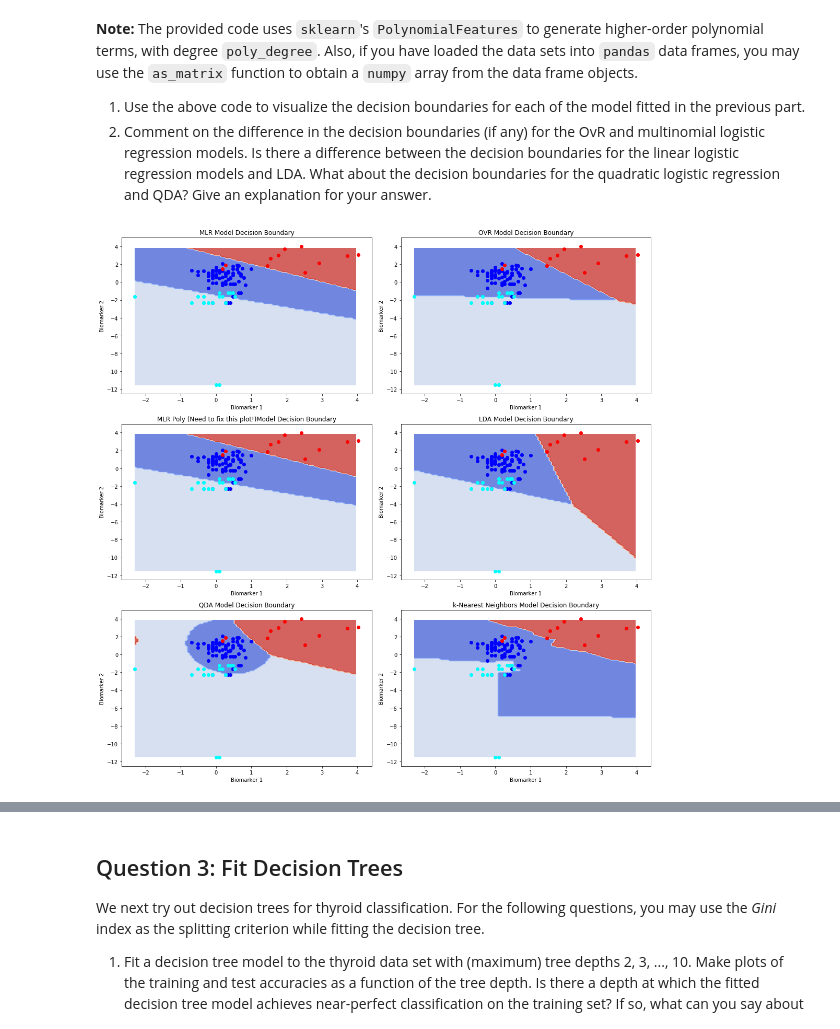
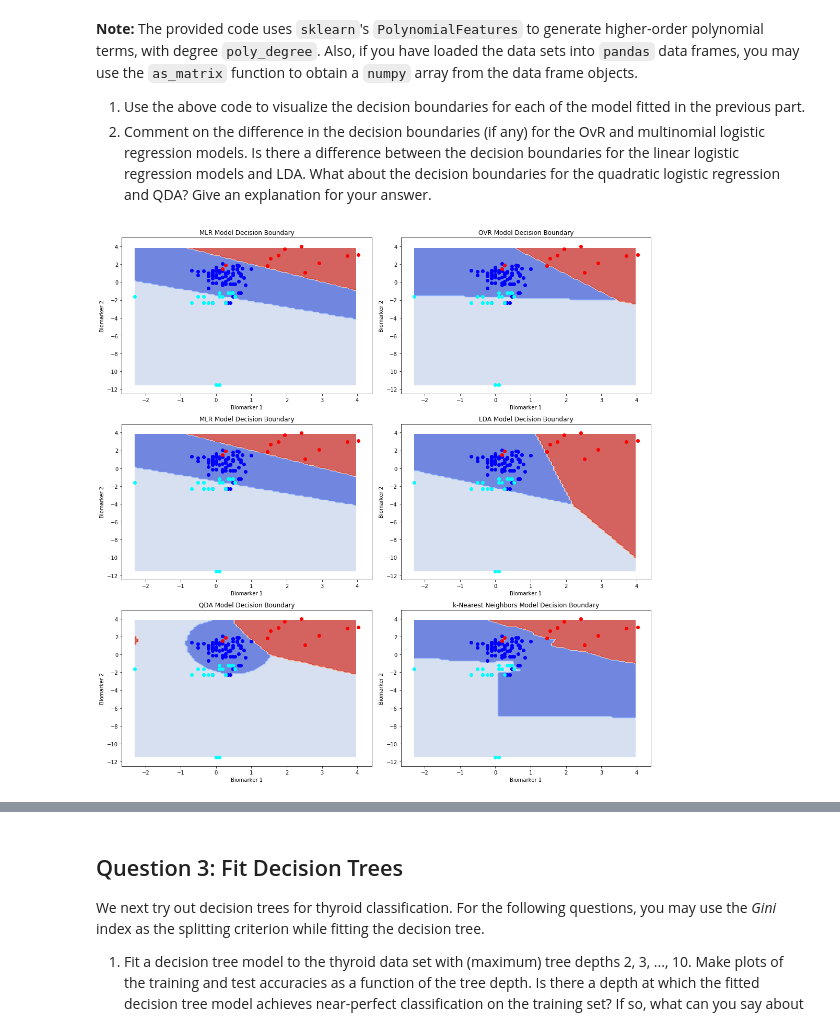
Before and after one commit to REMitchell/CSCIE109A, a Jupyter notebook: hw7/cs109_hw7.ipynb, the cells around one changed output, grey strips where cells are left out. Drawn from its saved outputs; the diff is of its cells as text; code cells hidden in the pictures.

```diff
--- a/hw7/cs109_hw7.ipynb
+++ b/hw7/cs109_hw7.ipynb
@@ -328,13 +328,19 @@ Also, if you have loaded the data sets into `pandas` data frames, you may use th
 # %%
 fig, ax = plt.subplots(3, 2, figsize=(15, 15))
 
-ax[0][0] = plot_decision_boundary(np.asarray(Xtrain), np.asarray(ytrain), mlr_mod, 'MLR Model Decision Boundary', ax[0][0], poly_degree = None)
-ax[0][1] = plot_decision_boundary(np.asarray(Xtrain), np.asarray(ytrain), ovr_mod, 'OVR Model Decision Boundary', ax[0][1], poly_degree = None)
-ax[1][0] = plot_decision_boundary(np.asarray(Xtrain), np.asarray(ytrain), mlr_mod, 'MLR Poly (Need to fix this plot!)Model Decision Boundary', ax[1][0], poly_degree = None)
-ax[1][1] = plot_decision_boundary(np.asarray(Xtrain), np.asarray(ytrain), lda_mod, 'LDA Model Decision Boundary', ax[1][1], poly_degree = None)
-ax[2][0] = plot_decision_boundary(np.asarray(Xtrain), np.asarray(ytrain), qda_mod, 'QDA Model Decision Boundary', ax[2][0], poly_degree = None)
-ax[2][1] = plot_decision_boundary(np.asarray(Xtrain), np.asarray(ytrain), knc_mod_best, 'k-Nearest Neighbors Model Decision Boundary', ax[2][1], poly_degree = None)
+ax[0][0] = plot_decision_boundary(np.asarray(Xtrain), np.asarray(ytrain), mlr_mod,
+                                  'MLR Model Decision Boundary', ax[0][0], poly_degree = None)
+ax[0][1] = plot_decision_boundary(np.asarray(Xtrain), np.asarray(ytrain), ovr_mod,
+                                  'OVR Model Decision Boundary', ax[0][1], poly_degree = None)
+ax[1][0] = plot_decision_boundary(np.asarray(Xtrain), np.asarray(ytrain), mlr_mod,
+                                  'MLR Poly Model Decision Boundary', ax[1][0], poly_degree = None)
+ax[1][1] = plot_decision_boundary(np.asarray(Xtrain), np.asarray(ytrain), lda_mod,
+                                  'LDA Model Decision Boundary', ax[1][1], poly_degree = None)
+ax[2][0] = plot_decision_boundary(np.asarray(Xtrain), np.asarray(ytrain), qda_mod,
+                                  'QDA Model Decision Boundary', ax[2][0], poly_degree = None)
+ax[2][1] = plot_decision_boundary(np.asarray(Xtrain), np.asarray(ytrain), knc_mod_best,
+                                  'k-Nearest Neighbors Model Decision Boundary', ax[2][1], poly_degree = None)
 plt.tight_layout()
 plt.show()
 # %% [output]
-[figure, old version]
+[figure, new version]
```
Also changed, not shown: parts of 1 cell of this notebook.
